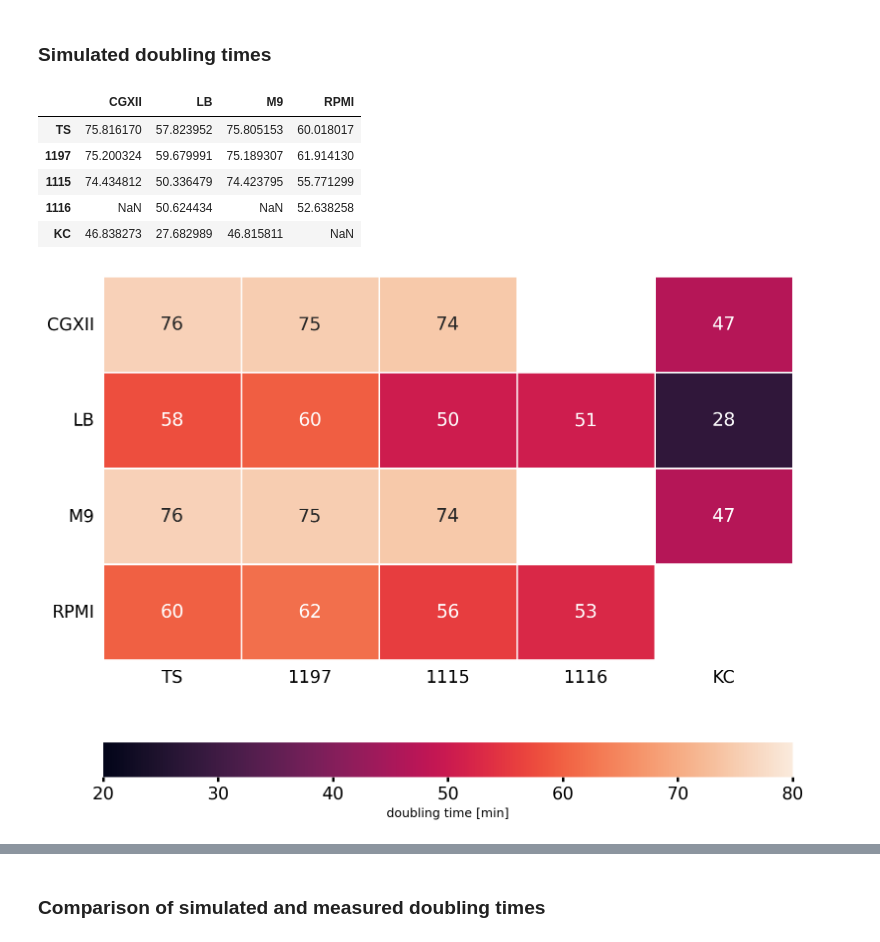
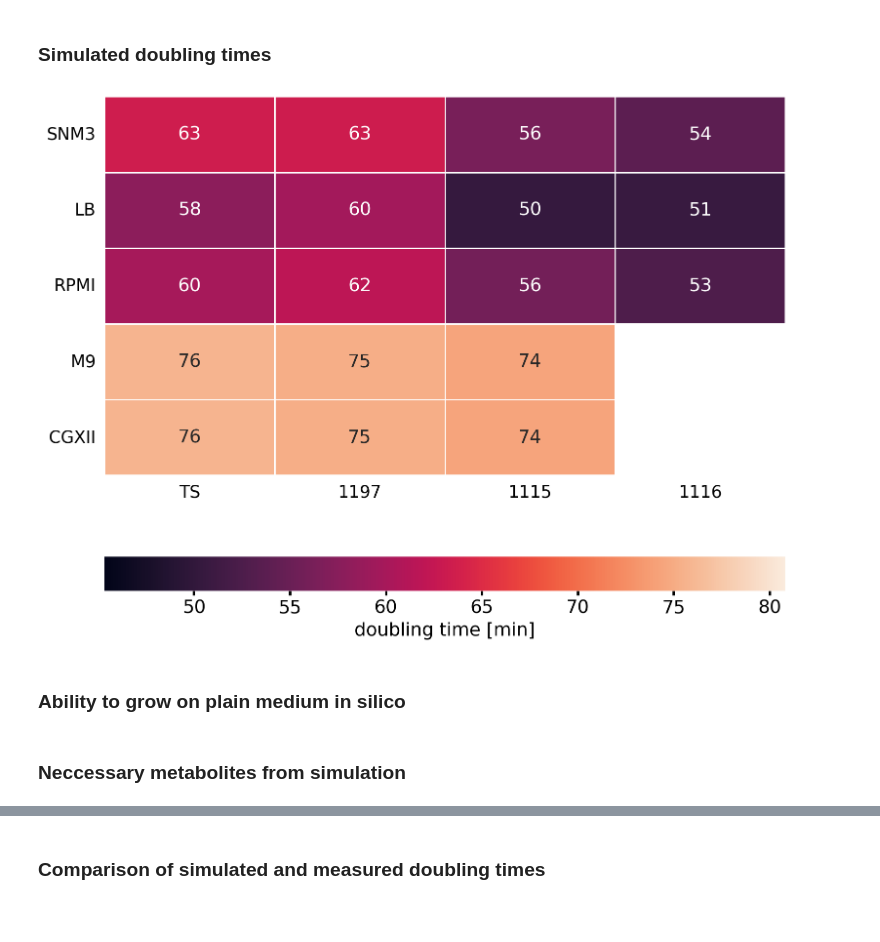
Before and after one commit to draeger-lab/C_striatum_GEMs, a Jupyter notebook: code/analysis/visualization.ipynb, the cells around one changed output, grey strips where cells are left out. Saved outputs shown, nothing was run; the diff lists cells and outputs as text; code cells hidden in the pictures; blank space fills up the shorter version.

```diff
--- a/code/analysis/visualization.ipynb
+++ b/code/analysis/visualization.ipynb
@@ -80,37 +82,75 @@ with plt.rc_context({"axes.spines.right" : True}):
 ## Heatmaps
 # %% [markdown]
 ### Simulated doubling times
+# %%
+growth = pd.read_csv('../../analysis/growth_sim_comp/growth_20230307_minimal_uptake.csv')[['model', 'medium', 'doubling_time [min]']]
+growth=growth.set_index(['medium', 'model']).sort_index().T.stack()
+growth.columns.name=None
+growth.index.names = (None,None)
+growth.index.name=None
+growth.index = growth.index.get_level_values(1)
+growth.replace([np.inf, -np.inf], np.nan, inplace=True)
+growth.drop('CGXII', inplace=True, axis=1)
+growth.rename(STRAINS, inplace=True)
+growth.rename(MEDIA, axis=1, inplace=True)
+growth = growth.T[['TS', '1197', '1115', '1116']].T
+growth = growth[['SNM3','LB', 'RPMI', 'M9', 'CGXII']]
+growth[growth > 500] = np.nan
+growth[growth < 0] = np.nan
+growth.replace([np.inf, -np.inf], np.nan, inplace=True)
+# %%
+plt.figure(figsize=(10,8))
+ax = sns.heatmap(growth.T,
+            annot=True,
+            annot_kws={"fontsize":15},
+            vmin=growth.min().min() - 5,
+            vmax=growth.max().max() + 5,
+            #cmap='crest',
+            linewidth=.5,
+            cbar_kws = {'orientation':'horizontal', 'label':'doubling time [min]'},
+            )
+plt.tick_params(rotation=0, bottom=False, top=False, left=False, right=False)
+cbar = ax.collections[0].colorbar
+cbar.ax.set_label('doubling time [min]')
+ax.figure.axes[-1].xaxis.label.set_size(15)
+cbar.ax.tick_params(labelsize=15)
+plt.savefig('../../analysis/comparison/heatmap_dt.png', bbox_inches='tight', dpi=300)
+# %% [output]
+[figure, added]
+# %% [markdown]
+### Ability to grow on plain medium in silico
 # %%
-growth = pd.read_csv('../../analysis/growth_sim_comp/growth_20230113_minimal_uptake.csv')[['model', 'medium', 'doubling_time [min]']]
+growth = pd.read_csv('../../analysis/growth_sim_comp/growth_20230113_minimal_uptake.csv')[['model', 'medium', 'complete']]
+def prep_heatmap(entry):
+    if entry == 'True':
+        return 1
+    else:
+        return 0
+growth['complete'] = growth['complete'].apply(prep_heatmap)
 growth=growth.set_index(['medium', 'model']).sort_index().T.stack()
 growth.columns.name=None
 growth.index.names = (None,None)
 growth.index.name=None
 growth.index = growth.index.get_level_values(1)
 growth.replace([np.inf, -np.inf], np.nan, inplace=True)
-growth.drop('SNM3', inplace=True, axis=1)
+#growth.drop('SNM3', inplace=True, axis=1)
 growth.rename(STRAINS, inplace=True)
 growth.rename(MEDIA, axis=1, inplace=True)
-growth = growth.T[['TS', '1197', '1115', '1116', 'KC']].T
+growth = growth.T[['TS', '1197', '1115', '1116']].T
+growth = growth[['SNM3','LB', 'RPMI', 'M9', 'CGXII']]
 growth
-# %% [output]
-|  | CGXII | LB | M9 | RPMI |
-| TS | 75.816170 | 57.823952 | 75.805153 | 60.018017 |
-| 1197 | 75.200324 | 59.679991 | 75.189307 | 61.914130 |
-| 1115 | 74.434812 | 50.336479 | 74.423795 | 55.771299 |
-| 1116 | NaN | 50.624434 | NaN | 52.638258 |
-| KC | 46.838273 | 27.682989 | 46.815811 | NaN |
 # %%
+greys = ['whitesmoke','black']
+my_colors = sns.color_palette(greys, n_colors=2)
 plt.figure(figsize=(10,8))
 sns.heatmap(growth.T,
-            annot=True,
-            annot_kws={"fontsize":15},
-            vmin=20, vmax=80,
-            #cmap='crest',
+            vmin=0,
+            vmax=1,
+            cmap=my_colors,
             linewidth=.5,
-            cbar_kws = {'orientation':'horizontal', 'label':'doubling time [min]'},
+            cbar=False,
             )
 plt.tick_params(rotation=0, bottom=False, top=False, left=False, right=False)
-plt.savefig('../../analysis/comparison/heatmap_dt.png', bbox_inches='tight')
+plt.savefig('../../analysis/comparison/heatmap_binary.png', bbox_inches='tight', dpi=600)
-# %% [output]
-[figure, removed]
+# %% [markdown]
+### Neccessary metabolites from simulation
```
Also changed, not shown: parts of 12 cells of this notebook, 3 other files.
